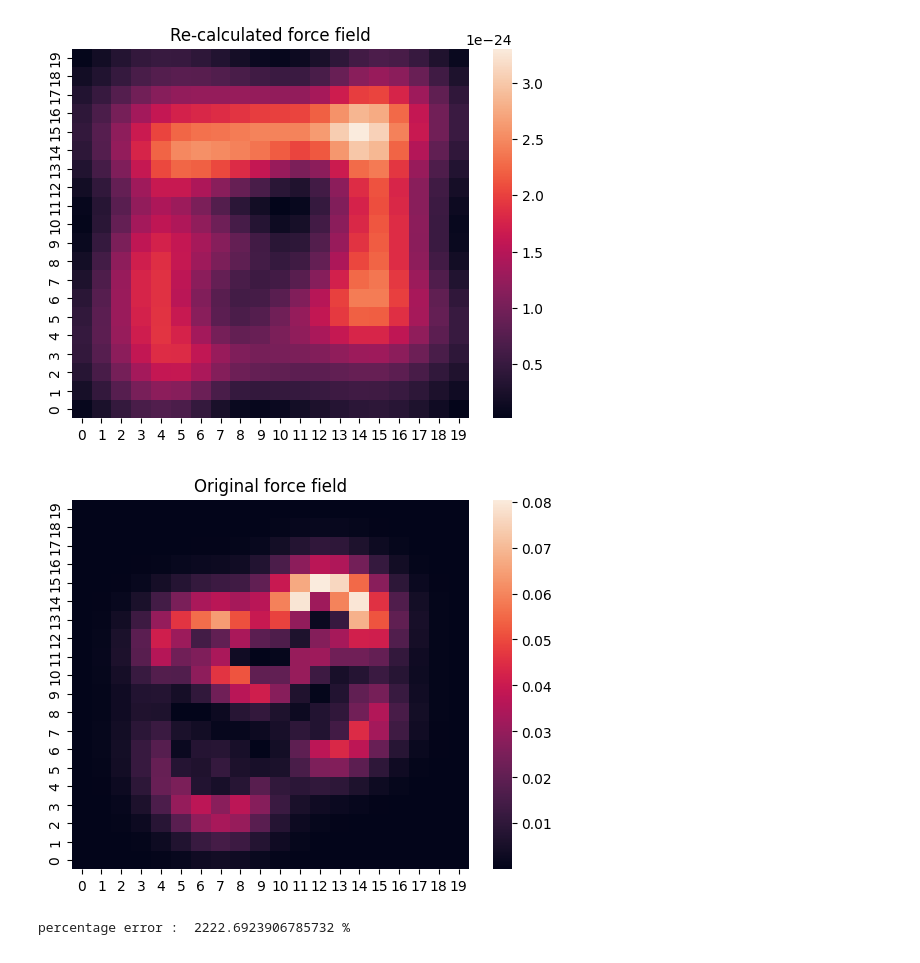
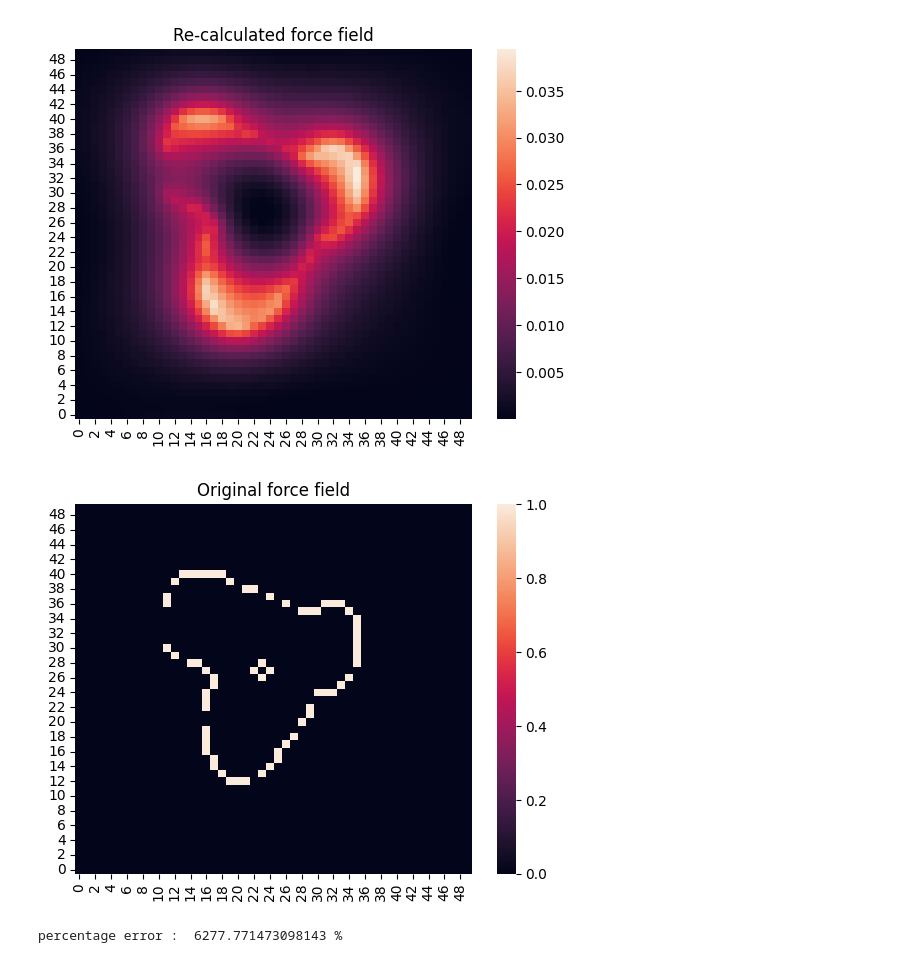
Before and after one commit to utksara/cellmech, a Jupyter notebook: demonstration.ipynb, the cells around one changed output. Drawn from its saved outputs; the diff is of its cells as text; code cells hidden in the pictures.

```diff
--- a/demonstration.ipynb
+++ b/demonstration.ipynb
@@ -7,7 +7,7 @@ import matplotlib.pyplot as plt
 import pandas as pd
 
 # open microfscopic image of cell and convert it into matrix
-image_matrix = np.array(Image.open('images/cell_boundary/img5.png').convert('L'))
+image_matrix = np.array(Image.open('images/cell_boundary/img2.png').convert('L'))
 image_dim = np.shape(image_matrix)
 
 # define all the parameters that are required to calculata traction forces
@@ -25,7 +25,8 @@ first we will a dummy force field using known function (symmetric gausian) to ca
 use generated dispclement field to retrieve original force field so see if calculations match
 '''
 
-force_points, updated_image = detect_shapes(image_matrix, detection_threshold = 0.5)
+# force_points, updated_image = detect_shapes(image_matrix, detection_threshold = 0.7)
+force_points, updated_image = detect_shapes_deprecated(image_matrix, detection_threshold = 0.7)
 
 np.save('force_points.npy', np.array(force_points))
 saved = np.load('force_points.npy')
@@ -65,30 +91,32 @@ Text(0.5, 1.0, 'Absolute displacement')
 # %%
 '''
 Now to back calculate force field from displacement field
 '''
 
 recalc_force_field = calculate_traction_force(displacement, cellmechparams)
 
-ax = sns.heatmap(recalc_force_field[:,:,0]**2 + recalc_force_field[:,:,1]**2)
+fmag = recalc_force_field[:,:,0]**2 + recalc_force_field[:,:,1]**2
+ax = sns.heatmap(np.transpose(fmag))
 ax.invert_yaxis()
 plt.title("Re-calculated force field")
 plt.show()
 
 force_field_mag = force_field[:,:,0]**2 + force_field[:,:,1]**2
 recalc_force_field_mag = recalc_force_field[:,:,0]**2 + recalc_force_field[:,:,1]**2
 
-ax = sns.heatmap(force_field[:,:,0]**2 + force_field[:,:,1]**2)
+fmag = force_field[:,:,0]**2 + force_field[:,:,1]**2
+ax = sns.heatmap(np.transpose(fmag))
 ax.invert_yaxis()
 plt.title("Original force field")
 plt.show()
 
 #  re-scaling of force magnitude values (note the denominator is same for both re-calculated and original)
 force_field_max_mag = np.max(force_field_mag)
 force_field_mag = force_field_mag/force_field_max_mag
 recalc_force_field_mag = recalc_force_field_mag/force_field_max_mag
 np.save('force_field.npy', force_field_mag)
 print("percentage error : ", 100*np.sum((force_field_mag - recalc_force_field_mag)**2), "%")
 # %% [output]
-[figure, old version]
+[figure, new version]
-[figure, old version]
+[figure, new version]
-percentage error :  2222.6923906785732 %
+percentage error :  6277.771473098143 %
```
Also changed, not shown: parts of 6 cells of this notebook, 6 other files.
